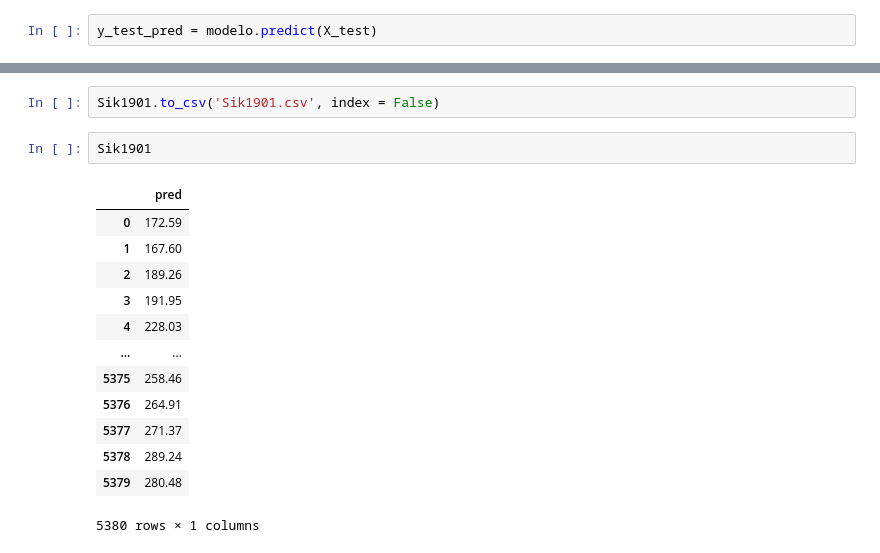
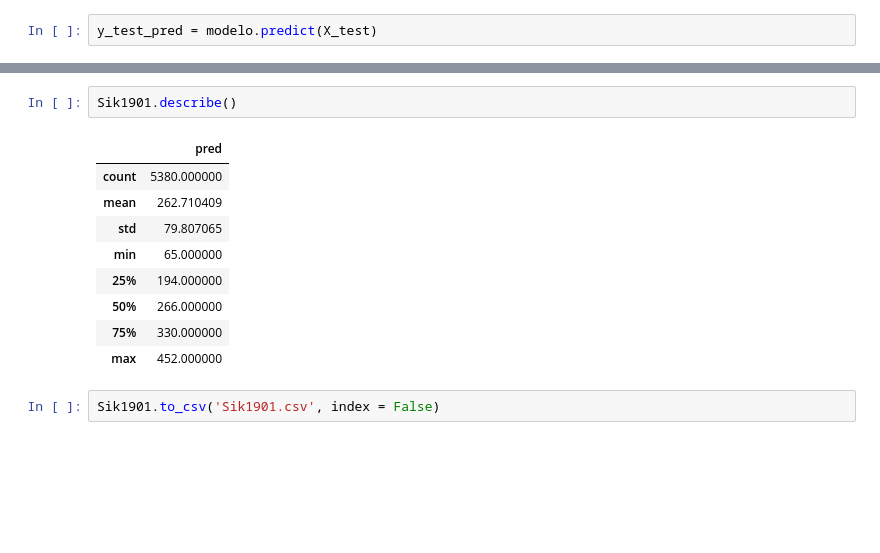
Before and after one commit to Sik1901/Datathon, a Jupyter notebook: Predicciones_bici.ipynb, the cells around one changed output, grey strips where cells are left out. Saved outputs shown, nothing was run; the diff lists cells and outputs as text; blank space fills up the shorter version.

```diff
--- a/Predicciones_bici.ipynb
+++ b/Predicciones_bici.ipynb
@@ -283,19 +304,15 @@ Sik1901
 5380 rows × 1 columns
+# %%
+Sik1901.describe()
+# %% [output]
+|  | pred |
+| count | 5380.000000 |
+| mean | 262.710409 |
+| std | 79.807065 |
+| min | 65.000000 |
+| 25% | 194.000000 |
+| 50% | 266.000000 |
+| 75% | 330.000000 |
+| max | 452.000000 |
 # %%
 Sik1901.to_csv('Sik1901.csv', index = False)
-# %%
-Sik1901
-# %% [output]
-|  | pred |
-| 0 | 172.59 |
-| 1 | 167.60 |
-| 2 | 189.26 |
-| 3 | 191.95 |
-| 4 | 228.03 |
-| ... | ... |
-| 5375 | 258.46 |
-| 5376 | 264.91 |
-| 5377 | 271.37 |
-| 5378 | 289.24 |
-| 5379 | 280.48 |
-5380 rows × 1 columns
```
Also changed, not shown: parts of 21 cells of this notebook, 1 other file.
